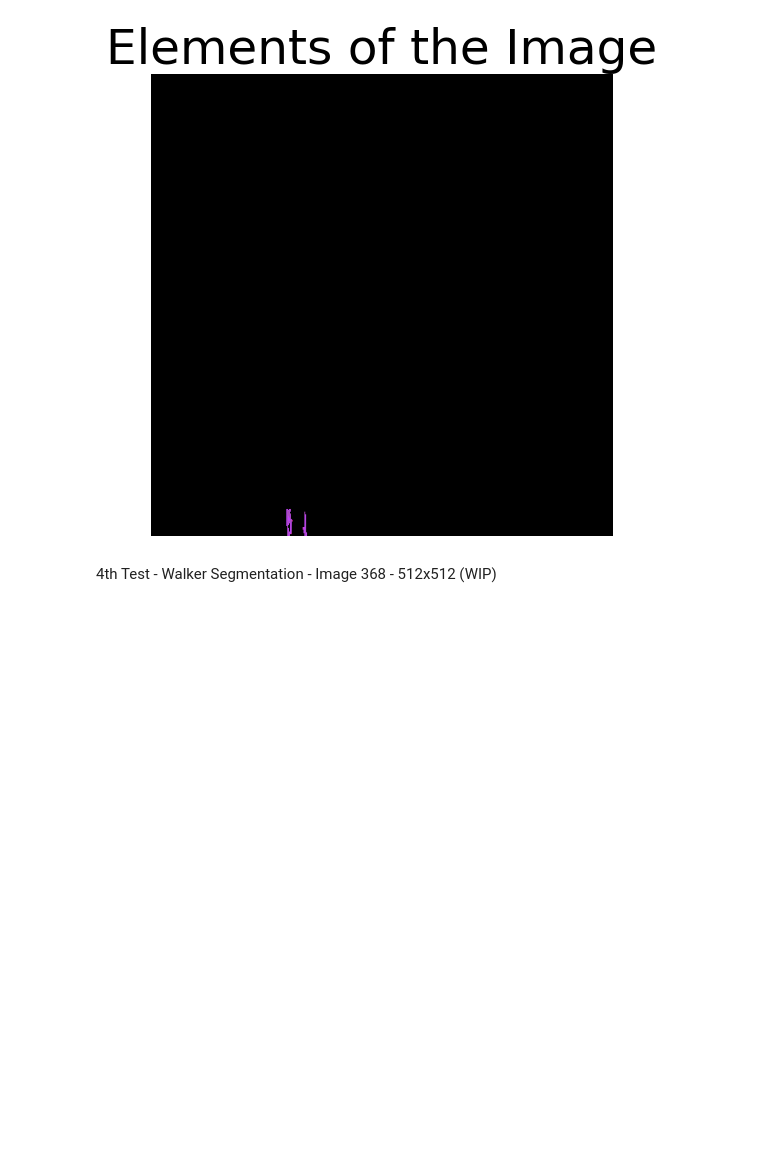
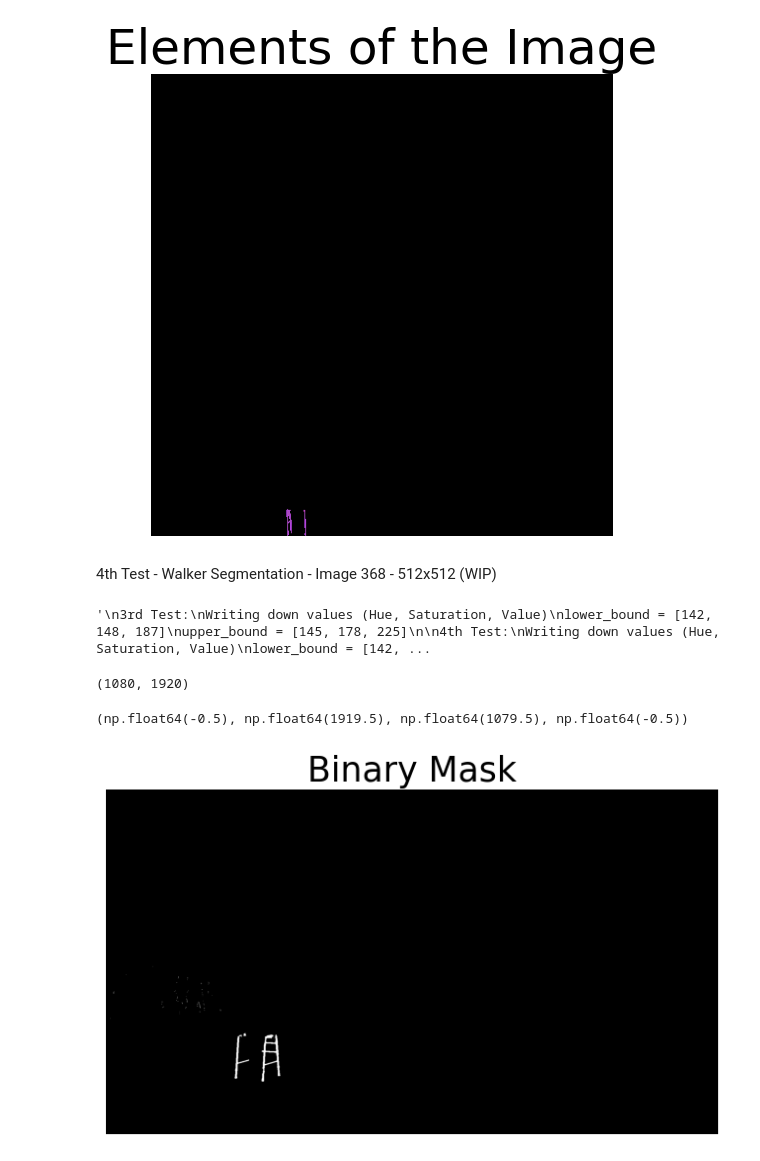
Before and after one commit to rpgouveia/pucpr_pibiti_semantic_segmentation, a Jupyter notebook: study_color_conversion_v2/walker_resize.ipynb, the cells around one changed output. Drawn from its saved outputs; the diff is of its cells as text; code cells hidden in the pictures; blank space fills up the shorter version.

```diff
--- a/study_color_conversion_v2/walker_resize.ipynb
+++ b/study_color_conversion_v2/walker_resize.ipynb
@@ -267,12 +327,18 @@ cv.waitKey(0)
 cv.destroyAllWindows()
 
 """
+3rd Test:
 Writing down values (Hue, Saturation, Value)
 lower_bound = [142, 148, 187]
 upper_bound = [145, 178, 225]
 
-No changes for now.
+4th Test:
+Writing down values (Hue, Saturation, Value)
+lower_bound = [138, 150, 165]
+upper_bound = [148, 160, 197]
 """
+# %% [output]
+'\n3rd Test:\nWriting down values (Hue, Saturation, Value)\nlower_bound = [142, 148, 187]\nupper_bound = [145, 178, 225]\n\n4th Test:\nWriting down values (Hue, Saturation, Value)\nlower_bound = [142, ...
 # %%
 ### Process ###
 # First Step - Limits
@@ -281,16 +347,20 @@ No changes for now.
-lower_bound = np.array([142, 150, 187]) # Hue, Saturation, Value
-upper_bound = np.array([145, 177, 225]) # Hue, Saturation, Value
+lower_bound = np.array([138, 150, 165]) # Hue, Saturation, Value
+upper_bound = np.array([148, 178, 225]) # Hue, Saturation, Value
 
 # Second Step - Binary Mask
 # 2.1 - Create mask
 mask = cv.inRange(hsv_img, lower_bound, upper_bound)
 mask = np.where(mask > 0, 255, 0).astype(np.uint8) # Binarização
 print(mask.shape)
 
 plt.figure(figsize=[8,8])
 plt.imshow(mask, cmap='gray')
 plt.title("Binary Mask",fontdict={'fontsize': 25})
 plt.axis('off')
+# %% [output]
+(1080, 1920)
+(np.float64(-0.5), np.float64(1919.5), np.float64(1079.5), np.float64(-0.5))
+[figure, added]
 # %%
 # Test: Resize mask and image
 mask1 = cv.resize(mask, (512, 512), interpolation=cv.INTER_NEAREST)
```
Also changed, not shown: parts of 18 cells of this notebook, 2 other files.
